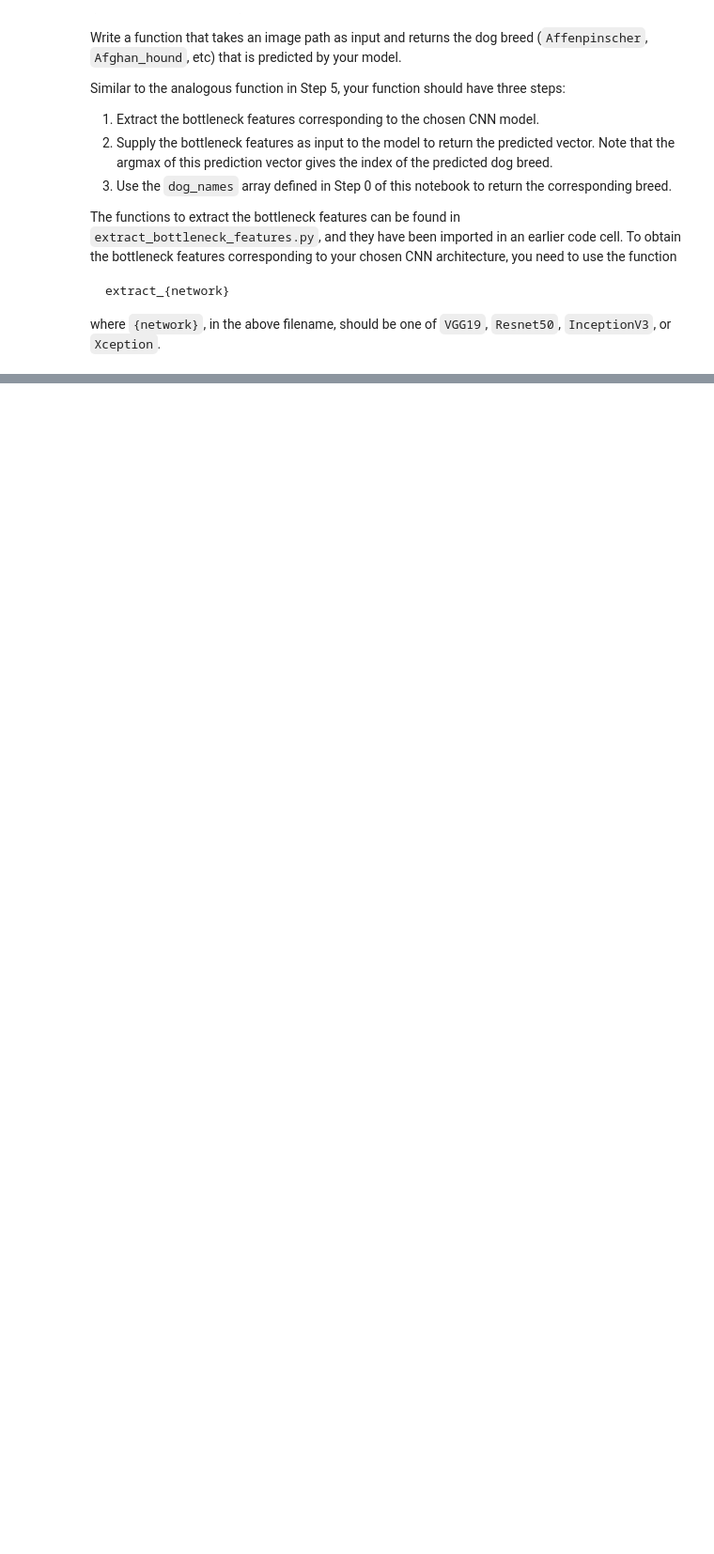
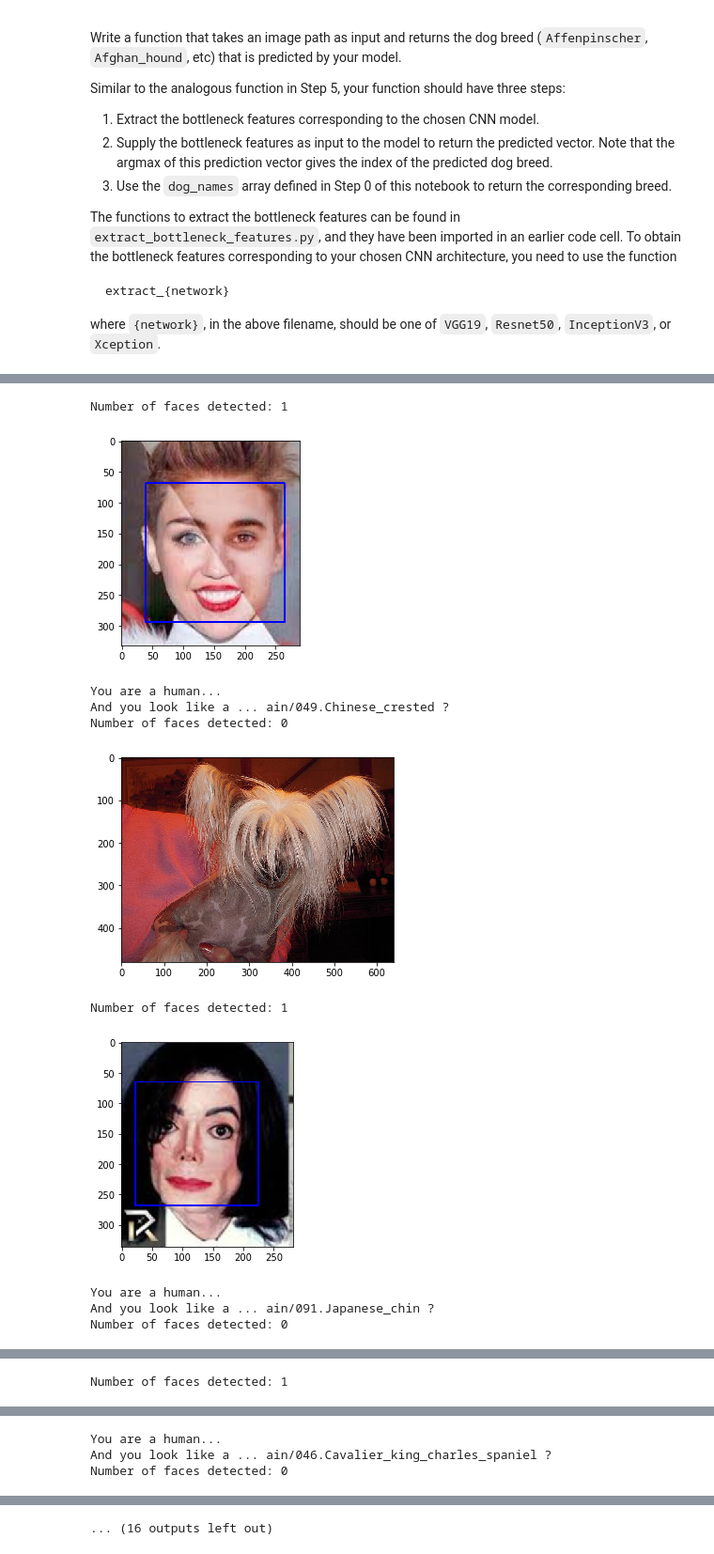
Before and after one commit to killakalle/dog-project, a Jupyter notebook: dog_app.ipynb, the cells around one changed output, grey strips where cells are left out. Shown at 94% size. Cells and saved outputs as stored; diff of their text form; code cells hidden in the pictures; blank space fills up the shorter version.

```diff
--- a/dog_app.ipynb
+++ b/dog_app.ipynb
@@ -643,10 +703,7 @@ elif MODEL == 'VGG19':
 # %%
 ### TODO: Load the model weights with the best validation loss.
 
-if MODEL == 'Resnet50':
-    Resnet50_model.load_weights('saved_models/weights.best.Resnet50.hdf5')
-elif MODEL == 'VGG19':
-    VGG19_model.load_weights('saved_models/weights.best.VGG19.hdf5')
+Xception_model.load_weights('saved_models/weights.best.Xception.hdf5')
 # %% [markdown]
 ### (IMPLEMENTATION) Test the Model
 
@@ -725,34 +810,26 @@ Some sample output for our algorithm is provided below, but feel free to design
 # %%
-### TODO: Write your algorithm.
-### Feel free to use as many code cells as needed.
+
 
 # if a dog is detected in the image, return the predicted breed.
 # if a human is detected in the image, return the resembling dog breed.
 # if neither is detected in the image, provide output that indicates an error.
 
-def Resnet50_magic_predict(img_path):
+def Xception_magic_predict(img_path):
+
+    display_image(img_path)
 
     if dog_detector(img_path):
         print('You are a dog...')
-        print('...', Resnet50_predict_breed(img_path), '?')
     elif face_detector(img_path):
         print('You are a human...')
-        print('...but you look like a ', Resnet50_predict_breed(img_path))
-#         print('...but you look like a ', VGG16_predict_breed(img_path))
     else:
         print('Can\'t see a thing here...')
 
+    breed = Xception_predict_breed(img_path)
+    print('And you look like a ...', breed, '?')
+    display_example_breed(breed)
 
-def VGG19_magic_predict(img_path):
-
-    if dog_detector(img_path):
-        print('You are a dog...')
-        print('...', VGG19_predict_breed(img_path), '?')
-    elif face_detector(img_path):
-        print('You are a human...')
-        print('...but you look like a ', VGG19_predict_breed(img_path))
-    else:
-        print('Can\'t see a thing here...')
+    print('')
 # %% [markdown]
 ---
 <a id='step7'></a>
@@ -770,14 +855,27 @@ __Answer:__
 # %%
 ## TODO: Execute your algorithm from Step 6 on
 ## at least 6 images on your computer.
 ## Feel free to use as many code cells as needed.
 
-files_samples = ['./data/samples/olivia.png',
-                 './data/samples/201806_dominik1.png',
-                 './data/samples/201807_DominikFinal.jpg',
-                 './data/samples/dom_social_2013.png']
-
-# data = load_files(path_samples)
+files_samples = ['./data/samples/hybrid.png',
+                 './data/samples/michael.png',
+                 './data/samples/rock.png',
+                 './data/samples/will.png',
+                 './data/samples/danish1.jpeg',
+                 './data/samples/dog2.jpeg',
+                 './data/samples/cat.jpeg']
 
 for file in files_samples:
-    VGG19_magic_predict(file)
+    Xception_magic_predict(file)
+# %% [output]
+Number of faces detected: 1
+[figure, added]
+You are a human...
+And you look like a ... ain/049.Chinese_crested ?
+Number of faces detected: 0
+[figure, added]
+Number of faces detected: 1
+[figure, added]
+You are a human...
+And you look like a ... ain/091.Japanese_chin ?
+Number of faces detected: 0
@@ -783,0 +883 @@ for file in files_samples:
+Number of faces detected: 1
@@ -783,0 +885,3 @@ for file in files_samples:
+You are a human...
+And you look like a ... ain/046.Cavalier_king_charles_spaniel ?
+Number of faces detected: 0
@@ -784,3 +889,4 @@ for file in files_samples:
+... (16 outputs left out)
 # %% [markdown]
 # Please download your notebook to submit
 
```
Also changed, not shown: parts of 22 cells of this notebook, 5 other files.
